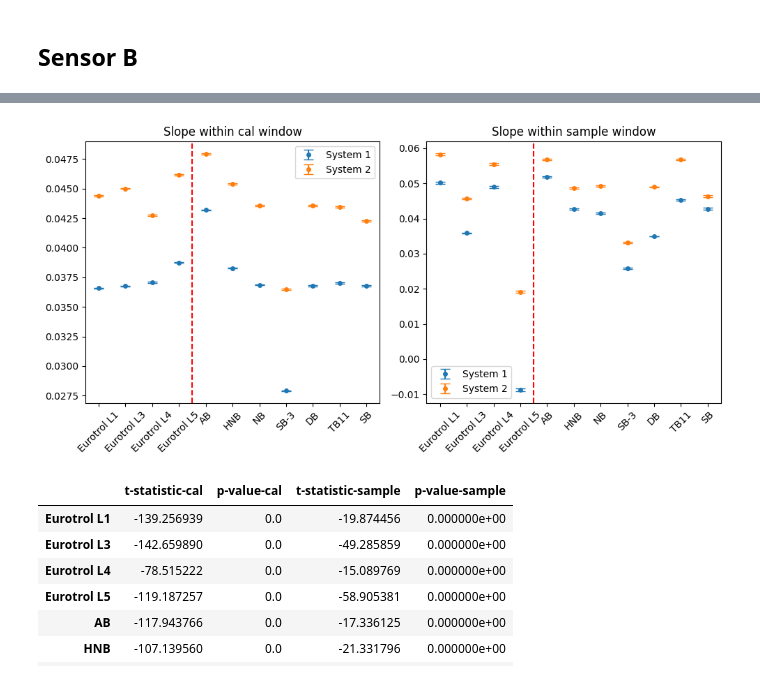
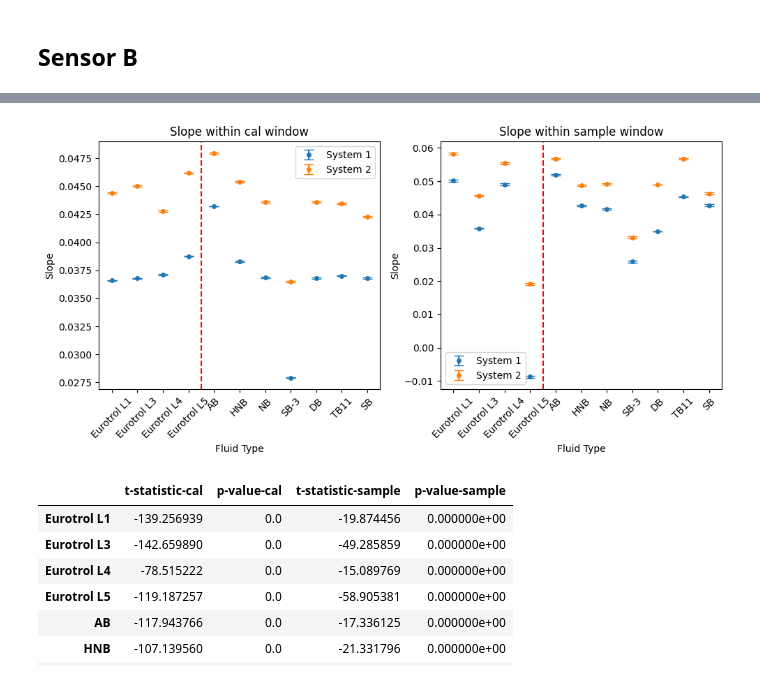
Before and after one commit to dejaytang/Capstone_Siemens, a Jupyter notebook: Coding/Raw_Slope/JupyterNotebook/RawData_Fluid_Type.ipynb, the cells around one changed output, grey strips where cells are left out. Cells and saved outputs as stored; diff of their text form; code cells hidden in the pictures.

```diff
--- a/Coding/Raw_Slope/JupyterNotebook/RawData_Fluid_Type.ipynb
+++ b/Coding/Raw_Slope/JupyterNotebook/RawData_Fluid_Type.ipynb
@@ -9,13 +9,13 @@ import matplotlib.pyplot as plt
 from raw_slope_functions import calculate_slopes_se, run_ttest
 # %%
 # import datasets
-sensorA_System1 = pd.read_csv("RawData/System1_SensorA.csv")
-sensorA_System2 = pd.read_csv("RawData/System2_SensorA.csv")
-sensorB_System1 = pd.read_csv("RawData/System1_SensorB.csv")
-sensorB_System2 = pd.read_csv("RawData/System2_SensorB.csv")
-sensorA_System1_missing = pd.read_csv("RawData/SensorA_System1_missing values.csv")
-sensorA_System2_missing = pd.read_csv("RawData/SensorA_System2_missing values.csv")
-keyByTestID = pd.read_csv("RawData/Key by TestID.csv")
+sensorA_System1 = pd.read_csv("../../RawData/System1_SensorA.csv")
+sensorA_System2 = pd.read_csv("../../RawData/System2_SensorA.csv")
+sensorB_System1 = pd.read_csv("../../RawData/System1_SensorB.csv")
+sensorB_System2 = pd.read_csv("../../RawData/System2_SensorB.csv")
+sensorA_System1_missing = pd.read_csv("../../RawData/SensorA_System1_missing values.csv")
+sensorA_System2_missing = pd.read_csv("../../RawData/SensorA_System2_missing values.csv")
+keyByTestID = pd.read_csv("../../RawData/Key by TestID.csv")
 # %%
 # Transpose dataset to make columns as timestamps and rows as tests
 A1_transposed = sensorA_System1.T.reset_index()
@@ -316,6 +316,9 @@ axes[0].set_xticks(range(len(labels)))
 axes[0].set_xticklabels(labels=labels, rotation=45)
 axes[0].legend(["System 1", "System 2"])
 axes[0].set_title("Slope within cal window")
+axes[0].set_ylabel("Slope")
+axes[0].set_xlabel("Fluid Type")
+
 
 axes[1].errorbar(range(len(labels)), Sensor_A_slopes["System-1-sample-slope"], yerr=Sensor_A_slopes["System-1-sample-se"], label="System 1", fmt='o', markersize=4, capsize=5)
 axes[1].errorbar(range(len(labels)), Sensor_A_slopes["System-2-sample-slope"], yerr=Sensor_A_slopes["System-2-sample-se"], label="System 2", fmt='o', markersize=4, capsize=5)
@@ -323,6 +326,8 @@ axes[1].set_xticks(range(len(labels)))
 axes[1].set_xticklabels(labels=labels, rotation=45)
 axes[1].legend(["System 1", "System 2"])
 axes[1].set_title("Slope within sample window")
+axes[1].set_ylabel("Slope")
+axes[1].set_xlabel("Fluid Type")
 
 for ax in axes:
     ax.axvline(x=3.5, color='r', linestyle='--')
@@ -384,28 +389,33 @@ Sensor_B_slopes
 # %%
 # Plot of slopes
 fig, axes = plt.subplots(1, 2, figsize=(10, 5))
 
 axes[0].errorbar(range(len(labels)), Sensor_B_slopes["System-1-cal-slope"], yerr=Sensor_B_slopes["System-1-cal-se"], label="System 1", fmt='o', markersize=4, capsize=5)
 axes[0].errorbar(range(len(labels)), Sensor_B_slopes["System-2-cal-slope"], yerr=Sensor_B_slopes["System-2-cal-se"], label="System 2", fmt='o', markersize=4, capsize=5)
 axes[0].set_xticks(range(len(labels)))
 axes[0].set_xticklabels(labels=labels, rotation=45)
 axes[0].legend(["System 1", "System 2"])
 axes[0].set_title("Slope within cal window")
+axes[0].set_ylabel("Slope")
+axes[0].set_xlabel("Fluid Type")
+
 
 axes[1].errorbar(range(len(labels)), Sensor_B_slopes["System-1-sample-slope"], yerr=Sensor_B_slopes["System-1-sample-se"], label="System 1", fmt='o', markersize=4, capsize=5)
 axes[1].errorbar(range(len(labels)), Sensor_B_slopes["System-2-sample-slope"], yerr=Sensor_B_slopes["System-2-sample-se"], label="System 2", fmt='o', markersize=4, capsize=5)
 axes[1].set_xticks(range(len(labels)))
 axes[1].set_xticklabels(labels=labels, rotation=45)
 axes[1].legend(["System 1", "System 2"])
 axes[1].set_title("Slope within sample window")
+axes[1].set_ylabel("Slope")
+axes[1].set_xlabel("Fluid Type")
 
 for ax in axes:
     ax.axvline(x=3.5, color='r', linestyle='--')
 
 plt.tight_layout()
 plt.show()
 # %% [output]
-[figure, old version]
+[figure, new version]
 # %%
 # T-tests to compare slopes in each bin
 ttest_B = run_ttest(Sensor_B_slopes, N_B1_cal, N_B2_cal, N_B1_sample, N_B2_sample, labels)
```
Also changed, not shown: parts of 1 cell of this notebook, 12 other files.
